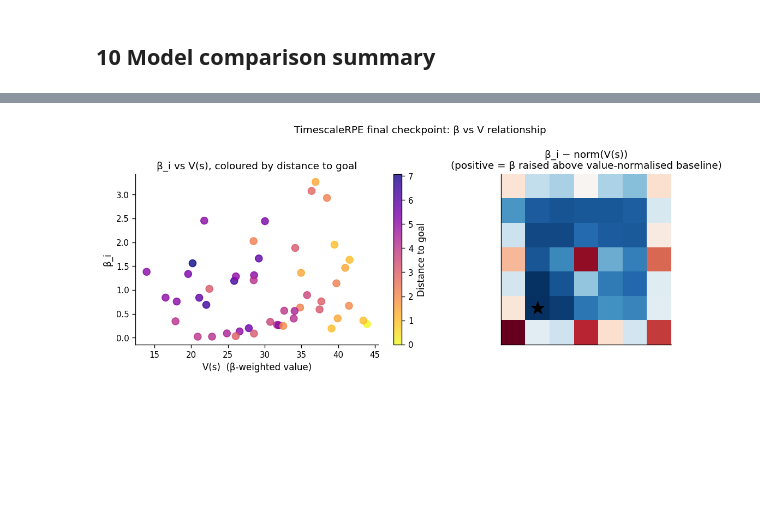
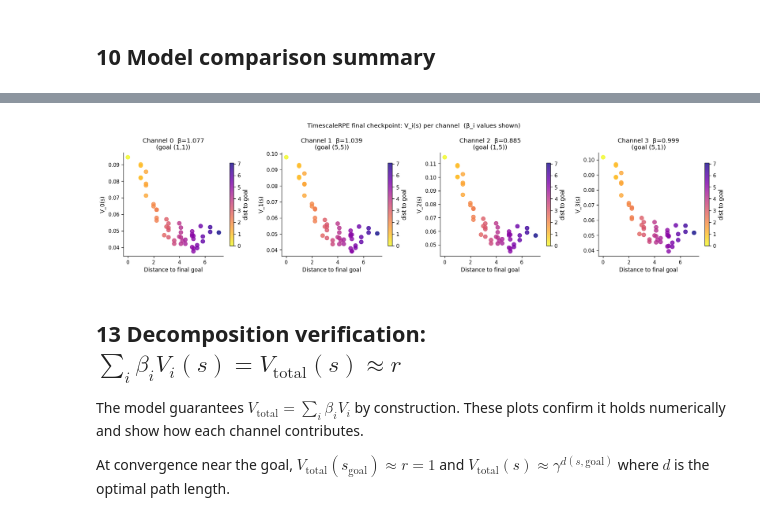
Before and after one commit to eggriel/timescale-specific-RPE, a Jupyter notebook: Figure_Gridworld.ipynb, the cells around one changed output, grey strips where cells are left out. Cells and saved outputs as stored; diff of their text form; code cells hidden in the pictures; blank space fills up the shorter version.

```diff
--- a/Figure_Gridworld.ipynb
+++ b/Figure_Gridworld.ipynb
@@ -140,14 +102,10 @@ plt.show()
 # %%
-fig, ax = plt.subplots(figsize=(10, 4))
+fig,ax=plt.subplots(figsize=(10,4))
 for name in MODEL_NAMES:
-    loss = arr(f'{name}__td_loss')
-    ax.plot(smooth(loss), color=COLORS[name], label=name, lw=1.8)
-for be in block_eps[1:]:
-    ax.axvline(be, color='gray', lw=0.8, ls='--', alpha=0.6)
-ax.set_xlabel('Episode'); ax.set_ylabel('Mean |δ| per episode (smoothed)')
-ax.set_title('TD loss (mean absolute prediction error) over training')
+    ax.plot(smooth(np.asarray(arr(f'{name}__td_loss')).ravel()),color=COLORS[name],label=name,lw=1.8)
+for be in block_eps[1:]: ax.axvline(be,color='gray',lw=0.8,ls='--',alpha=0.5)
+ax.set_xlabel('Episode'); ax.set_ylabel('Mean |δ| (smoothed)')
+ax.set_title('TD loss — rises as value propagates outward, falls at convergence')
 ax.legend(fontsize=9)
-plt.tight_layout()
-plt.savefig('./data/gridworld/fig3_td_loss.pdf', bbox_inches='tight')
-plt.show()
+plt.tight_layout(); plt.savefig('./data/gridworld/fig3_td_loss.pdf',bbox_inches='tight'); plt.show()
 # %% [output]
@@ -464,30 +354,28 @@ Shows what the β-update learns relative to the value weights.
 # %%
-ci_f  = len(checkpoints) - 1
-vmap  = arr('TimescaleRPE__val_maps')[ci_f]      # H×W
-bmap  = arr('TimescaleRPE__beta_maps')[ci_f]     # H×W
+ci_f=len(checkpoints)-1
+gr_f,gc_f=block_goals[-1]
+dists=np.array([np.sqrt((r-gr_f)**2+(c-gc_f)**2) for r in range(H) for c in range(W)])
+chan_v_final=arr('TimescaleRPE__chan_val_maps')[ci_f]  # (N_VALUES, H, W)
+beta_final=arr('TimescaleRPE__beta_history')[-1]      # (N_VALUES,)
 
-fig, axes = plt.subplots(1, 2, figsize=(10, 4))
-fig.suptitle('TimescaleRPE final checkpoint: β vs V relationship', fontsize=11)
-
-# Flatten and colour by distance to goal
-gr, gc = block_goals[-1]
-dists  = np.array([np.sqrt((r-gr)**2+(c-gc)**2)
-                   for r in range(H) for c in range(W)])
-sc = axes[0].scatter(vmap.ravel(), bmap.ravel(), c=dists,
-                      cmap='plasma_r', alpha=0.8, s=60)
-axes[0].set_xlabel('V(s)  (β-weighted value)')
-axes[0].set_ylabel('β_i')
-axes[0].set_title('β_i vs V(s), coloured by distance to goal')
-plt.colorbar(sc, ax=axes[0], label='Distance to goal')
-
-# Side-by-side maps
-axes[1].imshow(bmap - vmap/vmap.max(), cmap='RdBu_r', origin='upper')
-axes[1].scatter([gc],[gr],marker='*',s=200,c='black',zorder=5)
-axes[1].set_title('β_i − norm(V(s))\n(positive = β raised above value-normalised baseline)')
-axes[1].set_xticks([]); axes[1].set_yticks([])
-
-plt.tight_layout()
-plt.savefig('./data/gridworld/fig12_beta_vs_value.pdf', bbox_inches='tight')
-plt.show()
+fig,axes=plt.subplots(1,N_VALUES,figsize=(4*N_VALUES,4))
+fig.suptitle(f'TimescaleRPE final checkpoint: V_i(s) per channel  (β_i values shown)',fontsize=11)
+for ch in range(N_VALUES):
+    ax=axes[ch] if N_VALUES>1 else axes
+    vi=chan_v_final[ch].ravel()
+    sc=ax.scatter(dists,vi,c=dists,cmap='plasma_r',alpha=0.8,s=50)
+    ax.set_xlabel('Distance to final goal'); ax.set_ylabel(f'V_{ch}(s)')
+    ax.set_title(f'Channel {ch}  β={beta_final[ch]:.3f}\n(goal ({unique_goals[ch][0]},{unique_goals[ch][1]}))')
+    plt.colorbar(sc,ax=ax,label='dist to goal',shrink=0.8)
+plt.tight_layout(); plt.savefig('./data/gridworld/fig12_channel_vs_dist.pdf',bbox_inches='tight'); plt.show()
 # %% [output]
-[figure, old version]
+[figure, new version]
+# %% [markdown]
+## 13  Decomposition verification:  $\sum_i \beta_i V_i(s) = V_{\text{total}}(s) \approx r$
+
+The model guarantees $V_{\text{total}} = \sum_i \beta_i V_i$ by construction.
+These plots confirm it holds numerically and show how each channel contributes.
+
+At convergence near the goal, $V_{\text{total}}(s_{\text{goal}}) \approx r = 1$
+and $V_{\text{total}}(s) \approx \gamma^{d(s, \text{goal})}$ where $d$ is the
+ optimal path length.
```
Also changed, not shown: parts of 32 cells of this notebook, 7 other files.
